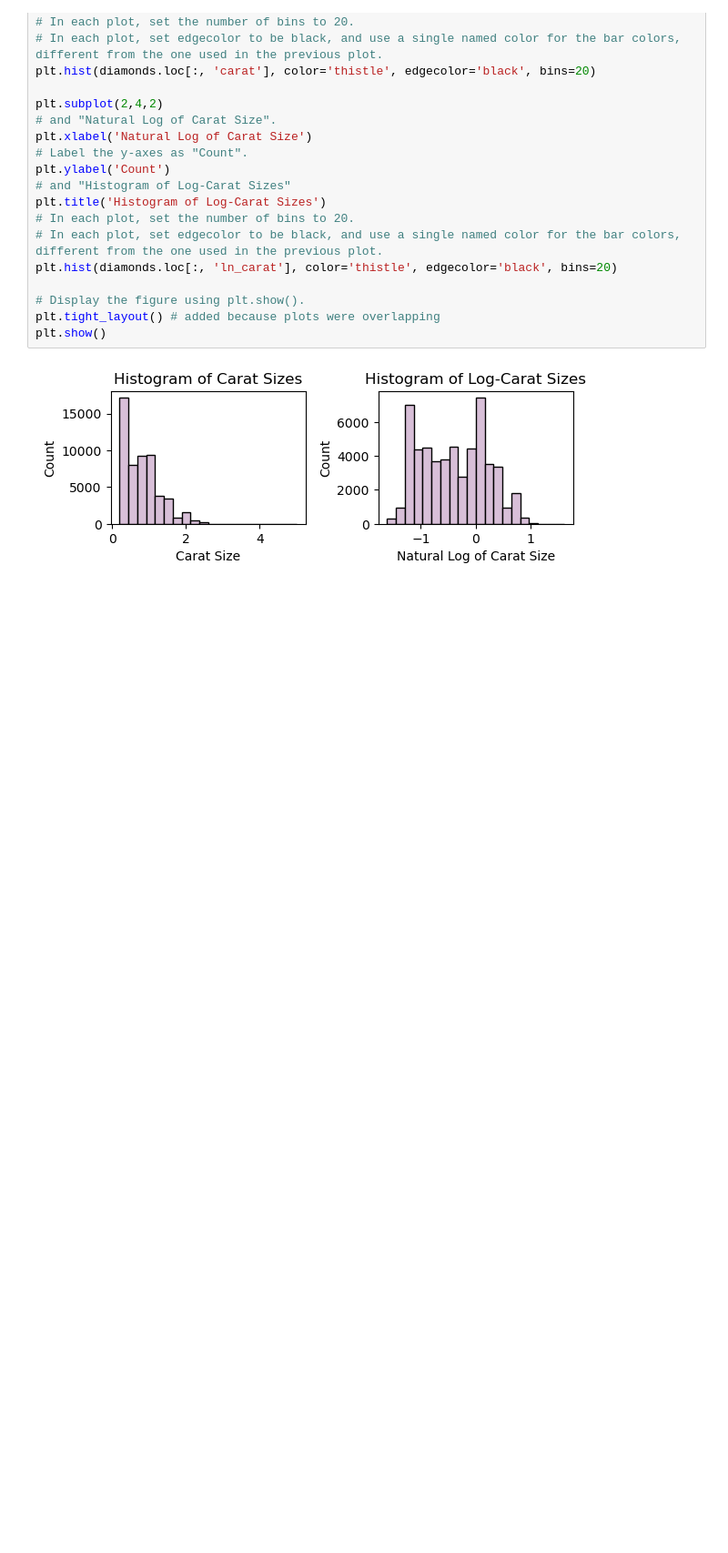
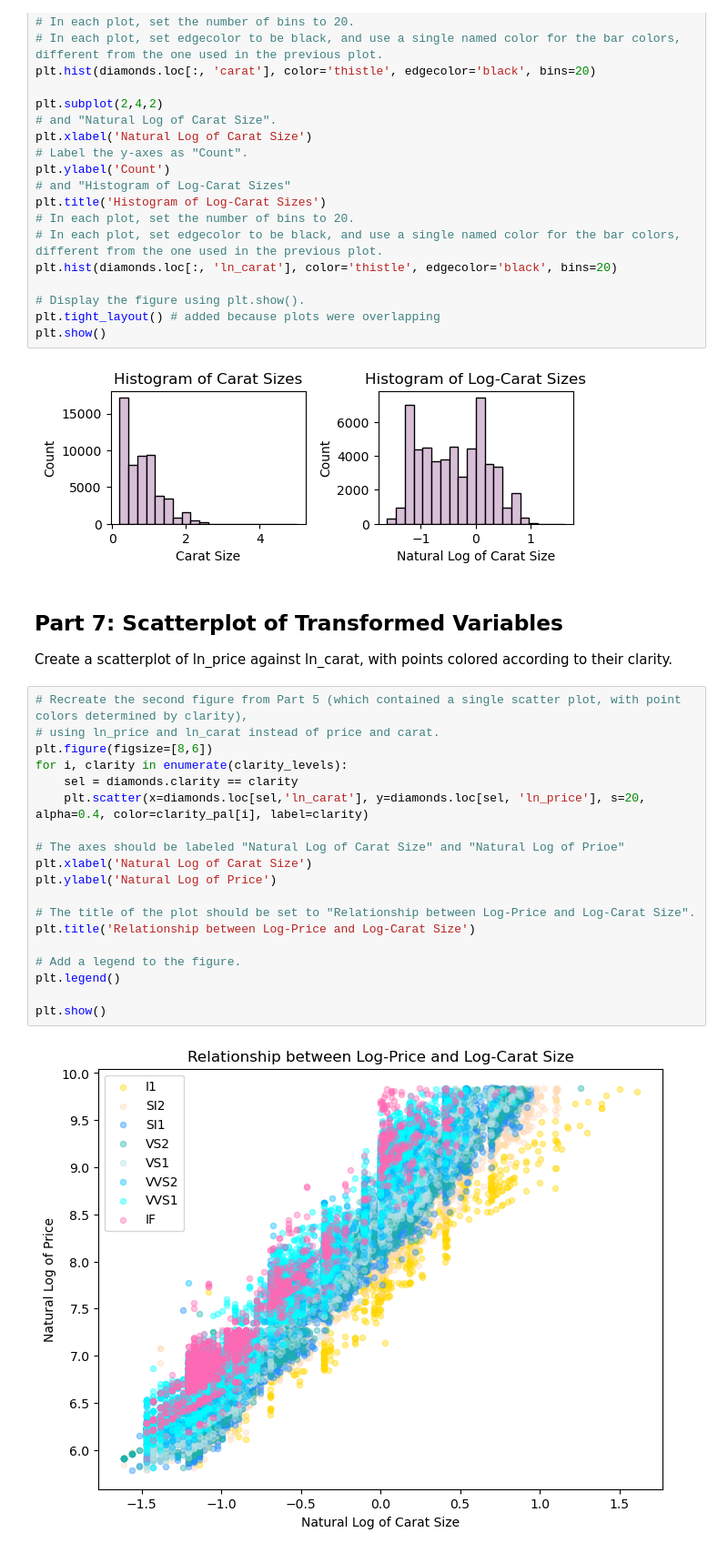
Before and after one commit to slylockfox/Maryville-DSCI-503-2, a Jupyter notebook: Project_03_Snyder.ipynb, the cells around one changed output. Shown at 91% size. Cells and saved outputs as stored; diff of their text form; blank space fills up the shorter version.

Commit message:
project 3 part 7

```diff
--- a/Project_03_Snyder.ipynb
+++ b/Project_03_Snyder.ipynb
@@ -340,3 +340,27 @@ plt.tight_layout() # added because plots were overlapping
 plt.show()
 # %% [output]
 [figure]
+# %% [markdown]
+## Part 7: Scatterplot of Transformed Variables
+Create a scatterplot of ln_price against ln_carat, with points colored according to their clarity.
+# %%
+# Recreate the second figure from Part 5 (which contained a single scatter plot, with point colors determined by clarity),
+# using ln_price and ln_carat instead of price and carat.
+plt.figure(figsize=[8,6])
+for i, clarity in enumerate(clarity_levels):
+    sel = diamonds.clarity == clarity
+    plt.scatter(x=diamonds.loc[sel,'ln_carat'], y=diamonds.loc[sel, 'ln_price'], s=20, alpha=0.4, color=clarity_pal[i], label=clarity)
+
+# The axes should be labeled "Natural Log of Carat Size" and "Natural Log of Prioe"
+plt.xlabel('Natural Log of Carat Size')
+plt.ylabel('Natural Log of Price')
+
+# The title of the plot should be set to "Relationship between Log-Price and Log-Carat Size".
+plt.title('Relationship between Log-Price and Log-Carat Size')
+
+# Add a legend to the figure.
+plt.legend()
+
+plt.show()
+# %% [output]
+[figure, added]
```
